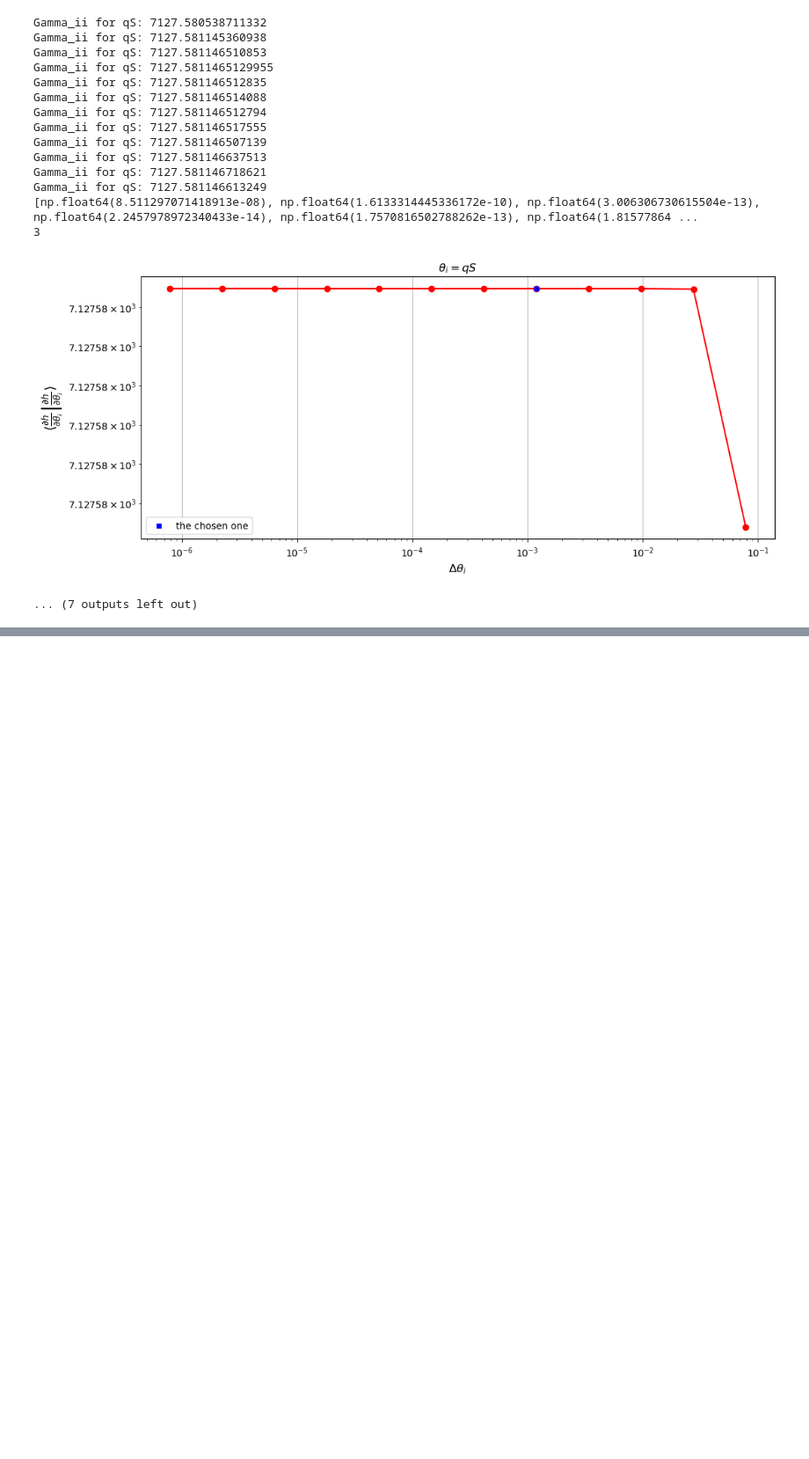
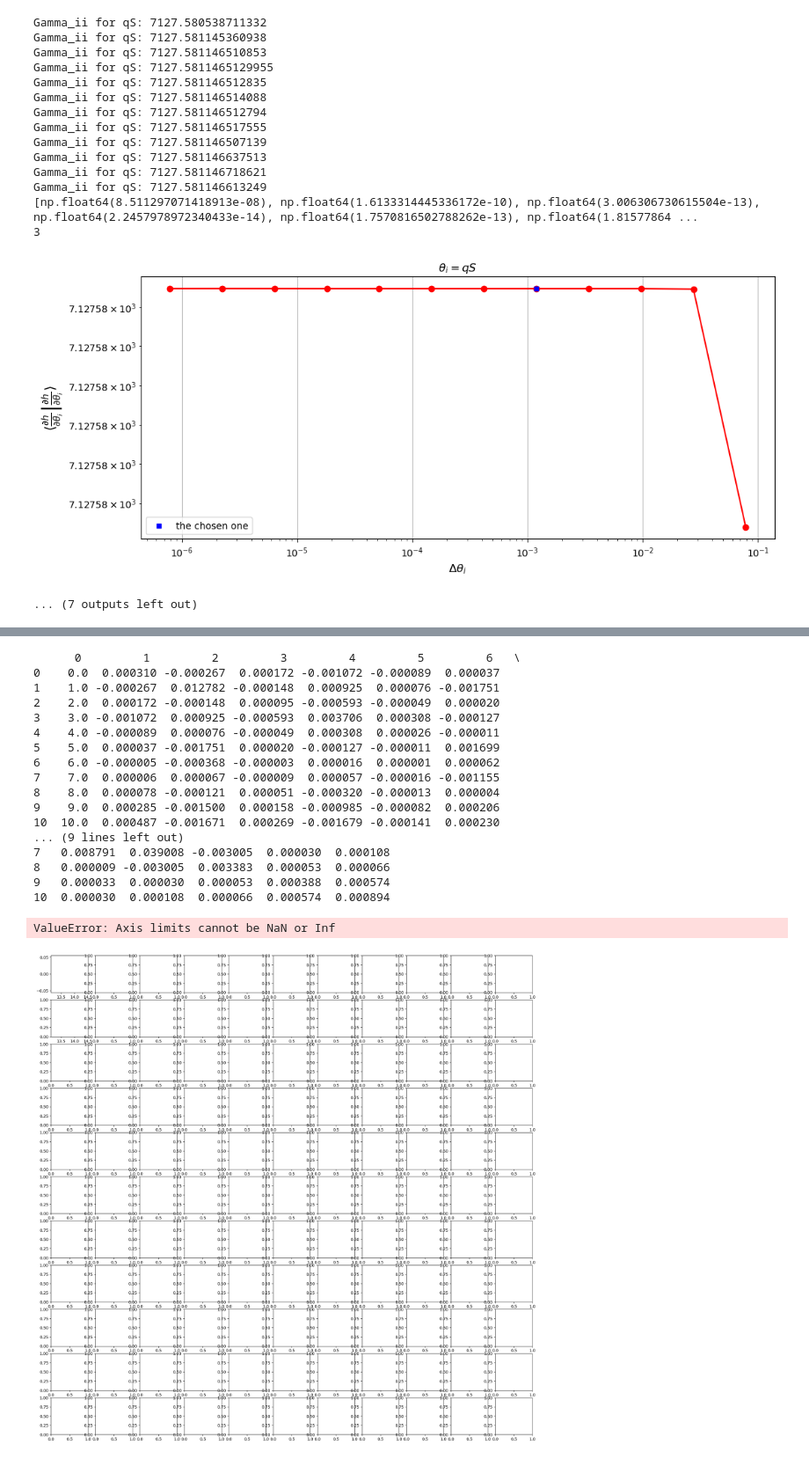
Before and after one commit to rishavrste/SuperKludge_r, a Jupyter notebook: Super_Kludge_Deviation_Example/fisher_info_matrix_SK.ipynb, the cells around one changed output, grey strips where cells are left out. Shown at 88% size. Cells and saved outputs as stored; diff of their text form; code cells hidden in the pictures; blank space fills up the shorter version.

```diff
--- a/Super_Kludge_Deviation_Example/fisher_info_matrix_SK.ipynb
+++ b/Super_Kludge_Deviation_Example/fisher_info_matrix_SK.ipynb
@@ -304,11 +303,12 @@ plt.colorbar(label='Covariance')
 import matplotlib.pyplot as plt
 from stableemrifisher.plot import CovEllipsePlot
 dev_0_p, dev_0_e, dev_1_p, dev_1_e=0.0,0.0,0.0,0.0
-Covariance_fisher_dev_a=np.loadtxt("../covariance_dev_a.csv")
-Covariance_fisher_dev_b=np.loadtxt("../covariance_dev1p_dev1e_normalized_both.csv")
+Covariance_fisher_dev_a=np.loadtxt("../covariance_dev_a.csv", delimiter=",", skiprows=1,dtype=np.float64)
+print(pd.DataFrame(Covariance_fisher_dev_a))
+Covariance_fisher_dev_b=covariance
 # Parameters
-pars_list = [np.log(m1), m2, a, p0, e0, qS, phiS, Phi_phi0, Phi_r0, dev_0_p, dev_0_e, dev_1_p, dev_1_e]
-param_names = ['ln (m1)','m2','a','p0','e0','qS','phiS','Phi_phi0','Phi_r0',"dev_0_p","dev_0_e","dev_1_p","dev_1_e"]
+pars_list = [np.log(m1), m2, a, p0, e0, qS, phiS, Phi_phi0, Phi_r0, dev_0_p, dev_0_e]
+param_names = ['ln (m1)','m2','a','p0','e0','qS','phiS','Phi_phi0','Phi_r0',"dev_p","dev_e"]
 
 wave_params = {param_names[i]: pars_list[i] for i in range(len(pars_list))}
 
@@ -320,7 +320,6 @@ line_kwargs_norm = dict(lw=2, color='tab:orange')
 
 n_params = len(param_names)
 fig, axs = plt.subplots(n_params, n_params, figsize=(22, 22))
-
 fig, axs = CovEllipsePlot(
     Covariance_fisher_dev_a,
     wave_params=wave_params,
@@ -342,32 +341,52 @@ fig, axs = CovEllipsePlot(
 )
 
 fig.suptitle("Covariance Ellipse Comparison: 0th order vs 1st order", fontsize=22, y=0.93)
 
 for i in range(n_params):
     for j in range(n_params):
         axs[i, j].grid(True, linestyle='--', alpha=0.3)
         if i < n_params - 1:
             axs[i, j].set_xlabel('')
         if j > 0:
             axs[i, j].set_ylabel('')
 
 for i, name in enumerate(param_names):
     axs[-1, i].set_xlabel(name, fontsize=13)
     axs[i, 0].set_ylabel(name, fontsize=13)
 
 from matplotlib.lines import Line2D
 legend_elements = [
-    Line2D([0], [0], color='tab:blue', lw=3, label='Unnormalized covariance'),
-    Line2D([0], [0], color='tab:orange', lw=3, label='Normalized covariance')
+    Line2D([0], [0], color='tab:blue', lw=3, label='covariance dev_a'),
+    Line2D([0], [0], color='tab:orange', lw=3, label='covariance dev_b')
 ]
 
 fig.legend(
     handles=legend_elements,
     loc='upper right',
     fontsize=14,
     frameon=False,
     bbox_to_anchor=(0.98, 0.98)
 )
 
 plt.tight_layout(rect=[0, 0, 0.96, 0.95])
 plt.show()
+# %% [output]
+      0         1         2         3         4         5         6   \
+0    0.0  0.000310 -0.000267  0.000172 -0.001072 -0.000089  0.000037
+1    1.0 -0.000267  0.012782 -0.000148  0.000925  0.000076 -0.001751
+2    2.0  0.000172 -0.000148  0.000095 -0.000593 -0.000049  0.000020
+3    3.0 -0.001072  0.000925 -0.000593  0.003706  0.000308 -0.000127
+4    4.0 -0.000089  0.000076 -0.000049  0.000308  0.000026 -0.000011
+5    5.0  0.000037 -0.001751  0.000020 -0.000127 -0.000011  0.001699
+6    6.0 -0.000005 -0.000368 -0.000003  0.000016  0.000001  0.000062
+7    7.0  0.000006  0.000067 -0.000009  0.000057 -0.000016 -0.001155
+8    8.0  0.000078 -0.000121  0.000051 -0.000320 -0.000013  0.000004
+9    9.0  0.000285 -0.001500  0.000158 -0.000985 -0.000082  0.000206
+10  10.0  0.000487 -0.001671  0.000269 -0.001679 -0.000141  0.000230
+... (9 lines left out)
+7   0.008791  0.039008 -0.003005  0.000030  0.000108
+8   0.000009 -0.003005  0.003383  0.000053  0.000066
+9   0.000033  0.000030  0.000053  0.000388  0.000574
+10  0.000030  0.000108  0.000066  0.000574  0.000894
+ValueError: Axis limits cannot be NaN or Inf
+[figure, added]
```
Also changed, not shown: parts of 6 cells of this notebook, 2 other files.
